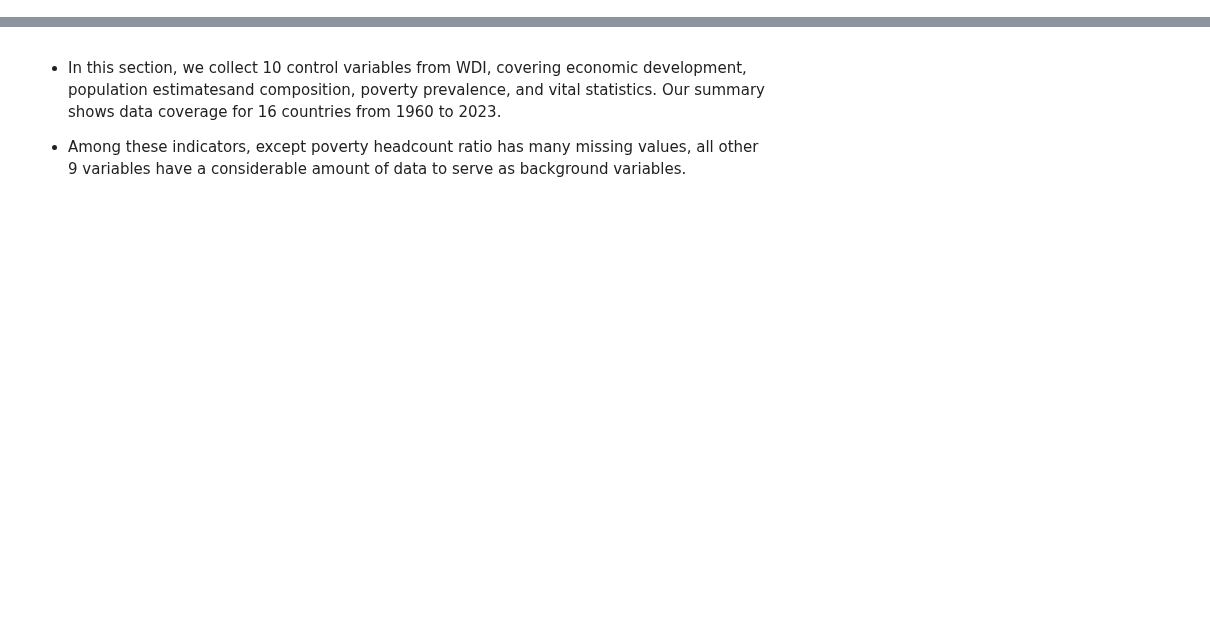
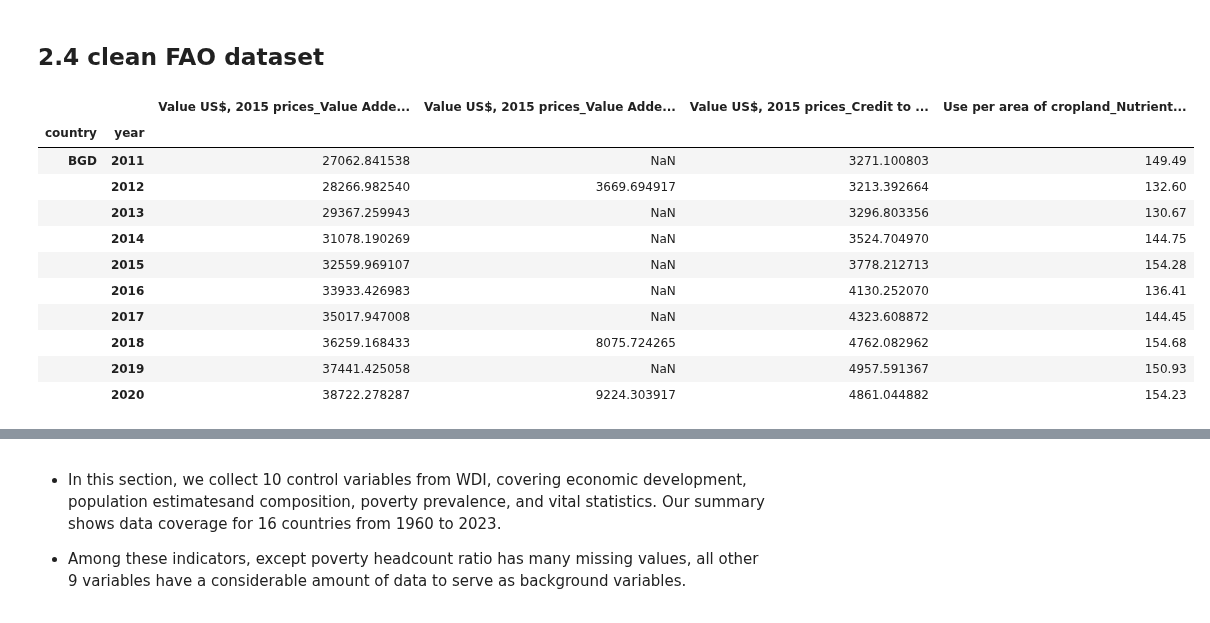
Before and after one commit to wanzi-wang/graspp_2025s_fintech, a Jupyter notebook: notebooks/Milestone_3_part1.ipynb, the cells around one changed output, grey strips where cells are left out. Cells and saved outputs as stored; diff of their text form; code cells hidden in the pictures; blank space fills up the shorter version.

```diff
--- a/notebooks/Milestone_3_part1.ipynb
+++ b/notebooks/Milestone_3_part1.ipynb
@@ -169,0 +688,20 @@ basic_stats(df_control_clean)
+# %% [markdown]
+## 2.4 clean FAO dataset
+# %%
+df_fao['country'] = df_fao['country'].replace(contry_code)
+df_fao = df_fao.drop(df_fao[df_fao['country'].str.len()>=4].index)
+df_fao_clean = cleanUp(df_fao)
+df_fao_clean.head(10)
+# %% [output]
+|  |  | Value US$, 2015 prices_Value Adde... | Value US$, 2015 prices_Value Adde... | Value US$, 2015 prices_Credit to ... | Use per area of cropland_Nutrient... |
+| country | year |  |  |  |  |
+| BGD | 2011 | 27062.841538 | NaN | 3271.100803 | 149.49 |
+|  | 2012 | 28266.982540 | 3669.694917 | 3213.392664 | 132.60 |
+|  | 2013 | 29367.259943 | NaN | 3296.803356 | 130.67 |
+|  | 2014 | 31078.190269 | NaN | 3524.704970 | 144.75 |
+|  | 2015 | 32559.969107 | NaN | 3778.212713 | 154.28 |
+|  | 2016 | 33933.426983 | NaN | 4130.252070 | 136.41 |
+|  | 2017 | 35017.947008 | NaN | 4323.608872 | 144.45 |
+|  | 2018 | 36259.168433 | 8075.724265 | 4762.082962 | 154.68 |
+|  | 2019 | 37441.425058 | NaN | 4957.591367 | 150.93 |
+|  | 2020 | 38722.278287 | 9224.303917 | 4861.044882 | 154.23 |
```
Also changed, not shown: parts of 69 cells of this notebook.
